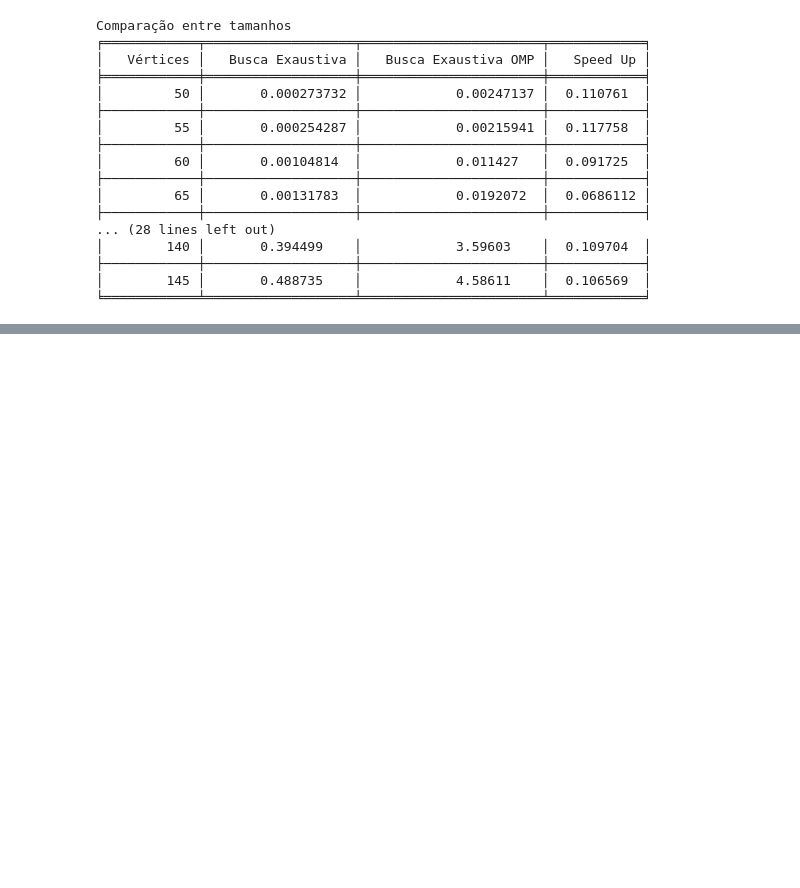
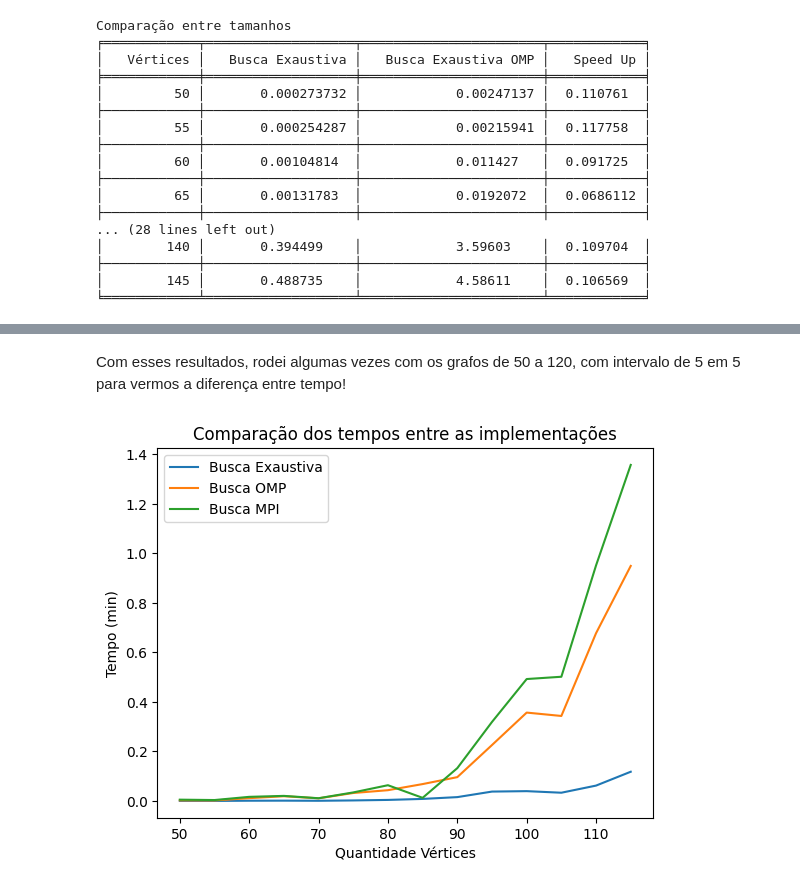
Before and after one commit to LidiaDomingos/FindMaximalClique, a Jupyter notebook: ProjetoFinalSuperComp.ipynb, the cells around one changed output, grey strips where cells are left out. Saved outputs shown, nothing was run; the diff lists cells and outputs as text; code cells hidden in the pictures; blank space fills up the shorter version.

```diff
--- a/ProjetoFinalSuperComp.ipynb
+++ b/ProjetoFinalSuperComp.ipynb
@@ -741,0 +1135,34 @@ Comparação entre tamanhos
+# %% [markdown]
+Com esses resultados, rodei algumas vezes com os grafos de 50 a 120, com intervalo de 5 em 5 para vermos a diferença entre tempo!
+# %%
+timeMPI = [
+    0.320869,
+    0.22847,
+    1.00223,
+    1.2354,
+    0.666223,
+    2.074,
+    3.82247,
+    0.762197,
+    7.96444,
+    19.1603,
+    29.5588,
+    30.1134,
+    57.1045,
+    81.4614
+]
+
+listTimeMPI = []
+for i in timeMPI:
+  listTimeMPI.append(i/60)
+
+plt.title("Comparação dos tempos entre as implementações")
+plt.plot(quantityVer[0:14], timeExaust[0:14], label = "Busca Exaustiva")
+plt.plot(quantityVer[0:14], timeOMP[0:14], label = "Busca OMP")
+plt.plot(quantityVer[0:14], listTimeMPI, label = "Busca MPI")
+plt.xlabel("Quantidade Vértices")
+plt.ylabel("Tempo (min)")
+plt.legend()
+plt.show()
+# %% [output]
+[figure, added]
```
Also changed, not shown: parts of 5 cells of this notebook.
